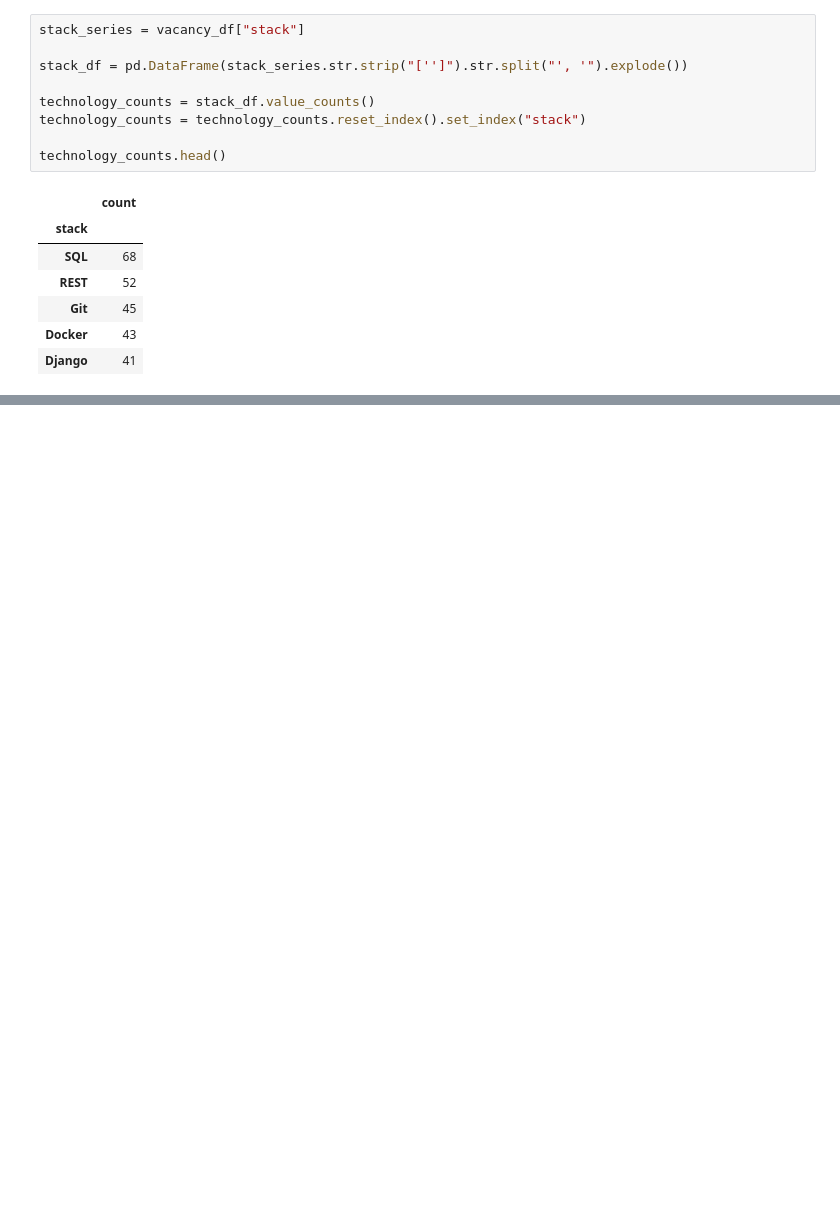
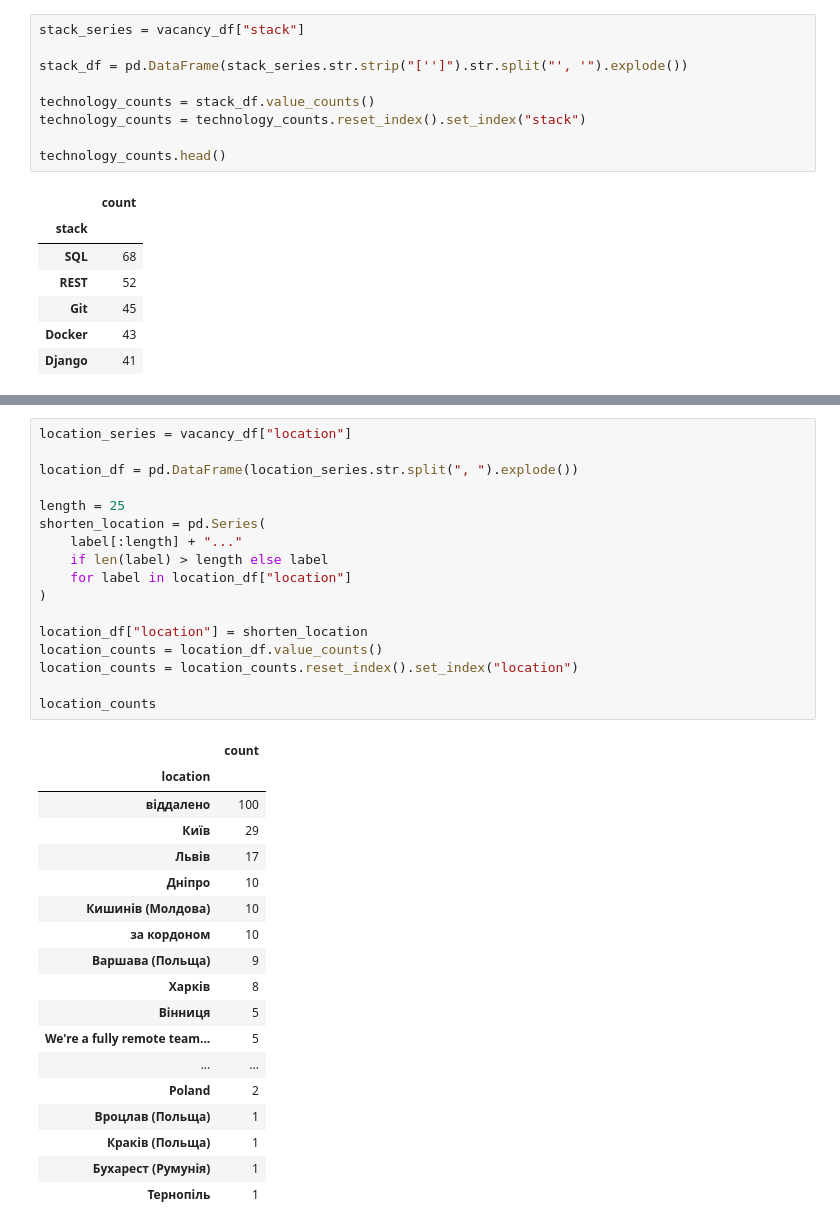
Before and after one commit to aLEKS-e3/vacancy-scrape-analysis, a Jupyter notebook: vacancy_analysis.ipynb, the cells around one changed output, grey strips where cells are left out. Drawn from its saved outputs; the diff is of its cells as text; blank space fills up the shorter version.

```diff
--- a/vacancy_analysis.ipynb
+++ b/vacancy_analysis.ipynb
@@ -54,0 +67,36 @@ plt.show()
+# %%
+location_series = vacancy_df["location"]
+
+location_df = pd.DataFrame(location_series.str.split(", ").explode())
+
+length = 25
+shorten_location = pd.Series(
+    label[:length] + "..."
+    if len(label) > length else label
+    for label in location_df["location"]
+)
+
+location_df["location"] = shorten_location
+location_counts = location_df.value_counts()
+location_counts = location_counts.reset_index().set_index("location")
+
+location_counts
+# %% [output]
+|  | count |
+| location |  |
+| віддалено | 100 |
+| Київ | 29 |
+| Львів | 17 |
+| Дніпро | 10 |
+| Кишинів (Молдова) | 10 |
+| за кордоном | 10 |
+| Варшава (Польща) | 9 |
+| Харків | 8 |
+| Вінниця | 5 |
+| We're a fully remote team... | 5 |
+| ... | ... |
+| Poland | 2 |
+| Вроцлав (Польща) | 1 |
+| Краків (Польща) | 1 |
+| Бухарест (Румунія) | 1 |
+| Тернопіль | 1 |
```
Also changed, not shown: parts of 4 cells of this notebook.
